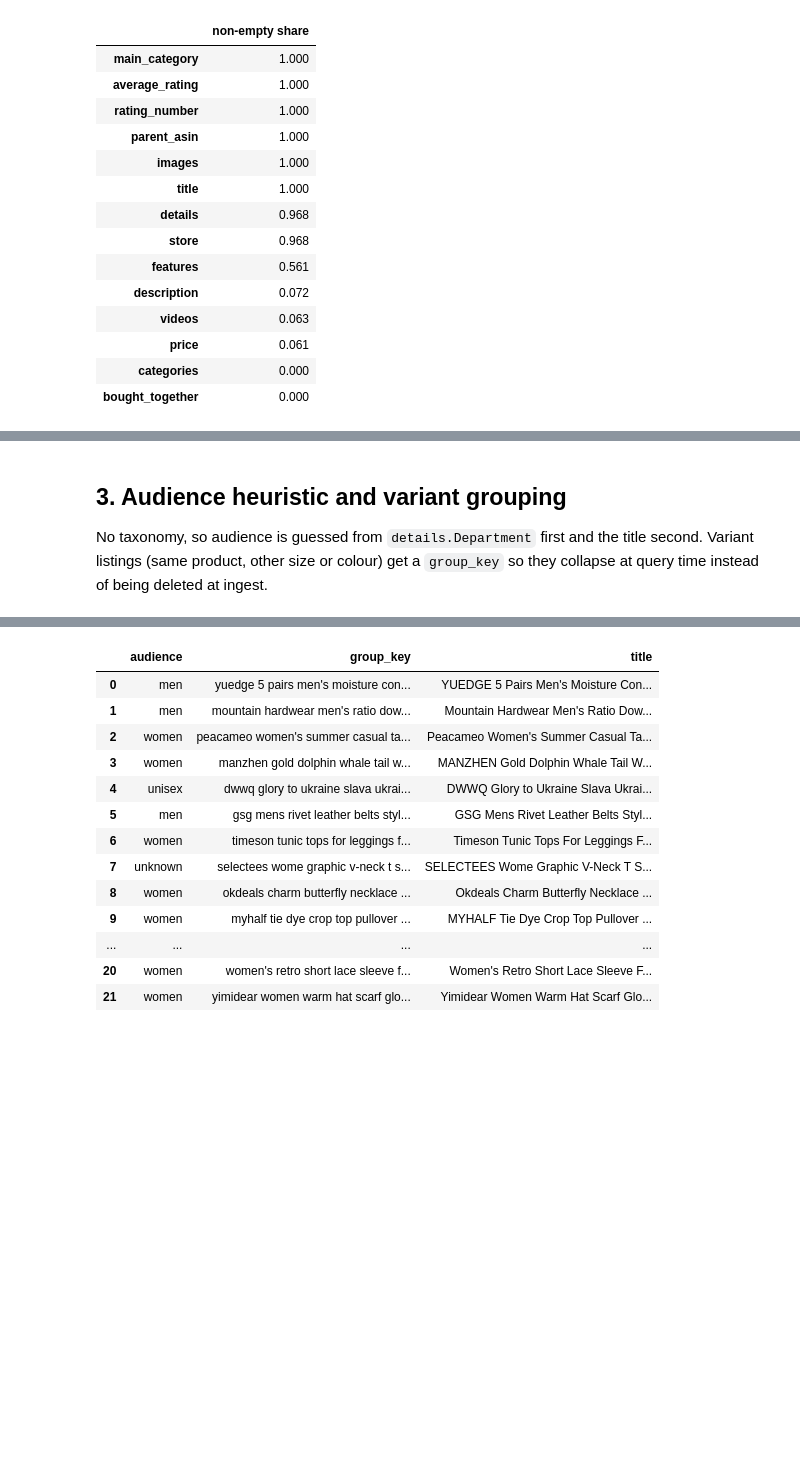
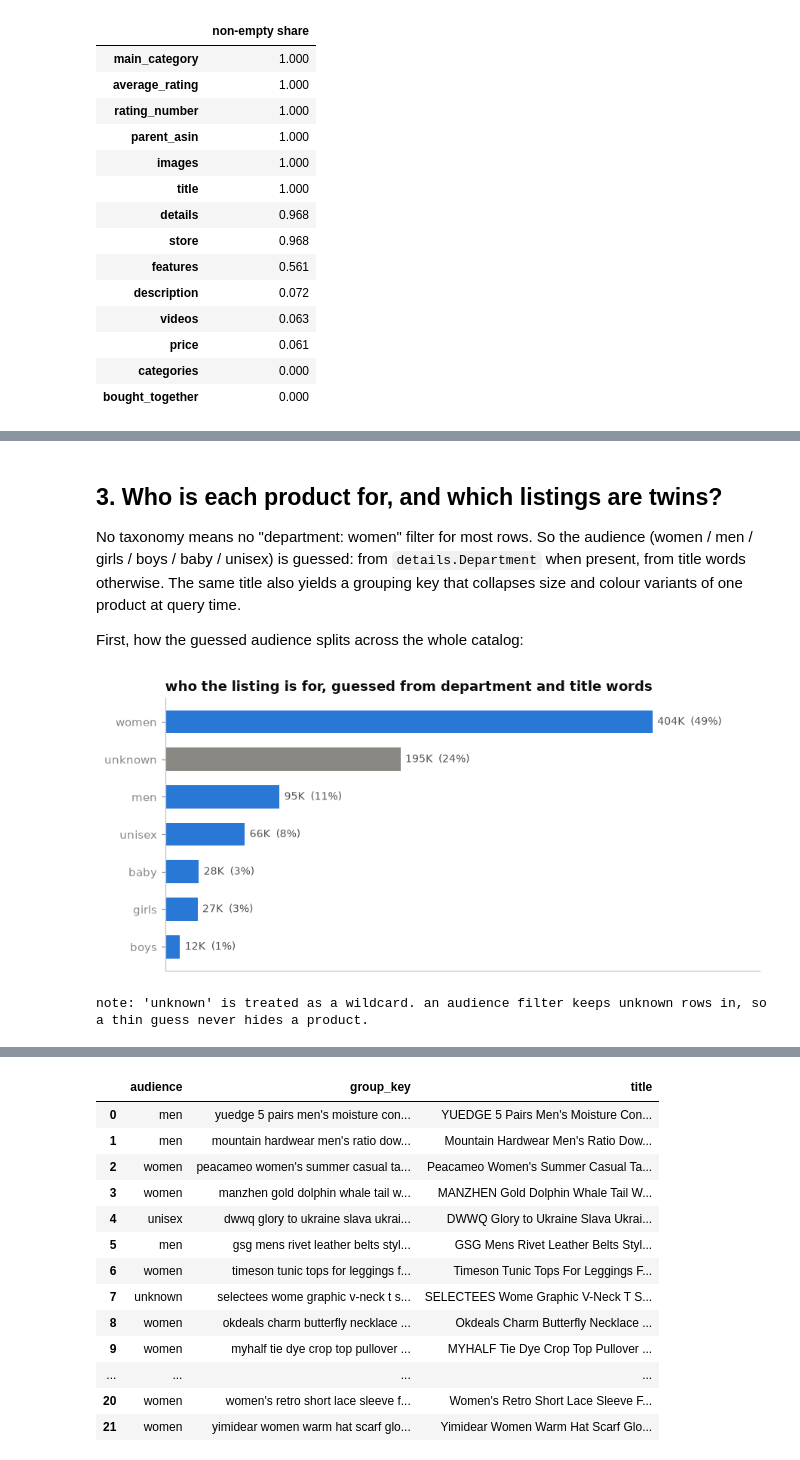
Before and after one commit to hircoder/Fashion_Stylist, a Jupyter notebook: notebooks/01_explore_data.ipynb, the cells around one changed output, grey strips where cells are left out. Cells and saved outputs as stored; diff of their text form; code cells hidden in the pictures; blank space fills up the shorter version.

```diff
--- a/notebooks/01_explore_data.ipynb
+++ b/notebooks/01_explore_data.ipynb
@@ -109,4 +250,29 @@ Price coverage goes from 5% (0-4 ratings) to 26% (100+ ratings), features from 5
 # %% [markdown]
-## 3. Audience heuristic and variant grouping
+## 3. Who is each product for, and which listings are twins?
 
-No taxonomy, so audience is guessed from `details.Department` first and the title second. Variant listings (same product, other size or colour) get a `group_key` so they collapse at query time instead of being deleted at ingest.
+No taxonomy means no "department: women" filter for most rows. So the audience
+(women / men / girls / boys / baby / unisex) is guessed: from `details.Department`
+when present, from title words otherwise. The same title also yields a grouping
+key that collapses size and colour variants of one product at query time.
+
+First, how the guessed audience splits across the whole catalog:
+# %%
+aud = pd.read_parquet("data/processed/catalog.parquet", columns=["audience"])["audience"]
+counts = aud.value_counts()
+order = counts.sort_values()
+fig, ax = plt.subplots(figsize=(8.2, 3.8))
+colors = [MUTED if k == "unknown" else PAL[0] for k in order.index]
+bars = ax.barh(order.index, order.values, color=colors, height=0.62)
+for b, v in zip(bars, order.values):
+    ax.text(v + 4000, b.get_y() + b.get_height() / 2, f"{fmt_count(v)}  ({v/len(aud):.0%})",
+            va="center", fontsize=9, color=INK2)
+ax.set_title("who the listing is for, guessed from department and title words")
+ax.set_xlim(0, order.max() * 1.22)
+ax.set_xticks([])
+tidy(ax, ygrid=False)
+plt.tight_layout(); plt.show()
+print("note: 'unknown' is treated as a wildcard. an audience filter keeps unknown",
+      "rows in, so a thin guess never hides a product.")
+# %% [output]
+[figure, added]
+note: 'unknown' is treated as a wildcard. an audience filter keeps unknown rows in, so a thin guess never hides a product.
```
Also changed, not shown: parts of 38 cells of this notebook, 12 other files.
